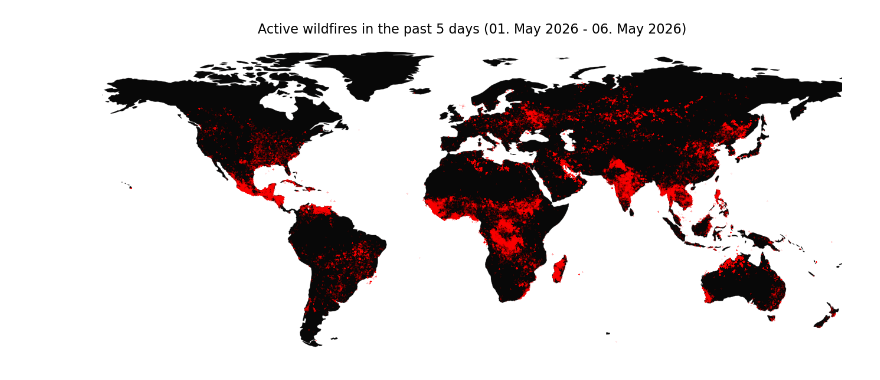
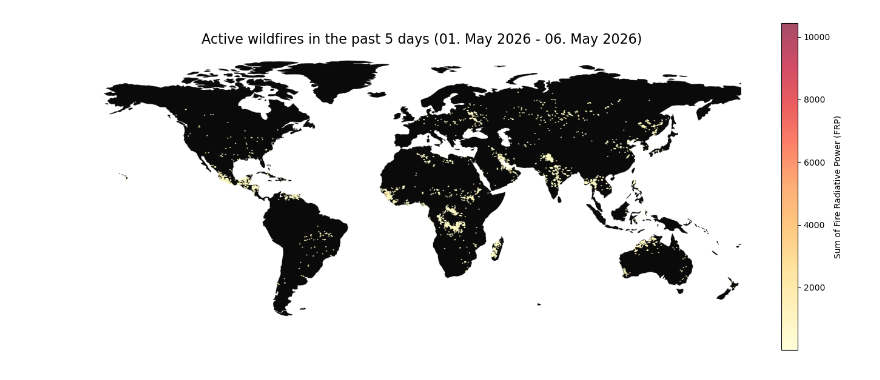
Before and after one commit to kaimuelle/Wildfires-Project, a Jupyter notebook: Notebook_wildfires.ipynb, the cells around one changed output. Saved outputs shown, nothing was run; the diff lists cells and outputs as text; code cells hidden in the pictures.

Commit message:
Hexbin map with sum of FRP (not very good)

```diff
--- a/Notebook_wildfires.ipynb
+++ b/Notebook_wildfires.ipynb
@@ -22,41 +23,46 @@ def datefunction(xdays_in_the_past):
 path = get_path("naturalearth.land")
 world = gpd.read_file(path)
 
-# My API key for the last seven days of data from the VIIRS S-NPP satellite sensor
+# My API key for the last five days of data from the VIIRS S-NPP satellite sensor
 API_KEY = "875c5f8321acb83297f0d59448343c67"
 
 url = f"https://firms.modaps.eosdis.nasa.gov/api/area/csv/{API_KEY}/VIIRS_SNPP_NRT/world/5"
 
 FIRMS_df = pd.read_csv(url)
 
 # Convert fire data to georeferenced points
-fires = gpd.GeoDataFrame(FIRMS_df, geometry=gpd.points_from_xy(FIRMS_df["longitude"], FIRMS_df["latitude"]))
+fires_df = gpd.GeoDataFrame(FIRMS_df, geometry=gpd.points_from_xy(FIRMS_df["longitude"], FIRMS_df["latitude"]))
 
 # Worldmap
 fig, ax = plt.subplots(figsize=(17, 7))
 
 world.plot(
     ax=ax,
-    color="#080808",
+    color="#0a0a0a",
     edgecolor="#666464",
     linewidth=0.2
 )
+#
+hexbin_map = ax.hexbin(
+    FIRMS_df["longitude"],
+    FIRMS_df["latitude"],
+    C=FIRMS_df["frp"],
+    reduce_C_function=sum,
+    gridsize=1000,
+    cmap="YlOrRd",
+    mincnt=10,
+    alpha=0.7
+)
 
-#alpha to adjust transparency (0=invisible, 1=opaque)
-fires.plot(
-    ax=ax,
-    color="red",
-    markersize=0.01,
-    alpha=1
-)
+fig.colorbar(hexbin_map, ax=ax, label="Sum of Fire Radiative Power (FRP)")
 
 # Map cosmetics (title and removing lon,lat)
 ax.set_title(f"Active wildfires in the past 5 days ({datefunction(5)})", fontsize=16)
 ax.set_axis_off()
 
 #clipping map for better visibility
 ax.set_ylim(-60, 90)
 ax.set_xlim(-169, 180)
 plt.show()
 # %% [output]
-[figure, old version]
+[figure, new version]
```
Also changed, not shown: parts of 1 cell of this notebook.
